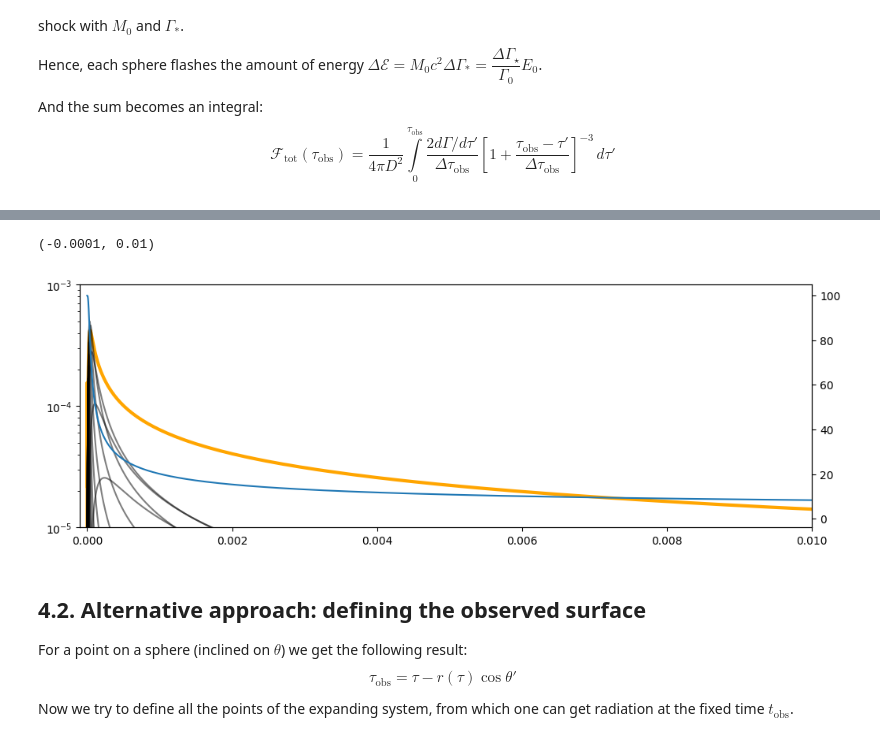
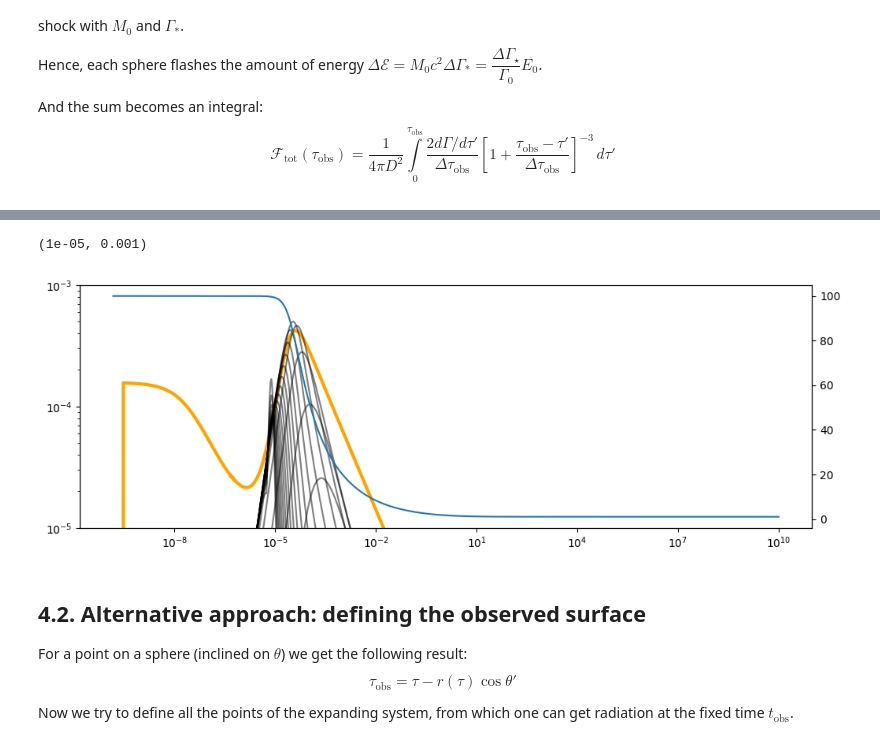
Before and after one commit to KleimenovM/GRBRemnant, a Jupyter notebook: Kleimenov_Schwenkreis_-_Gamma-ray_birsts.ipynb, the cells around one changed output, grey strips where cells are left out. Cells and saved outputs as stored; diff of their text form; code cells hidden in the pictures.

```diff
--- a/Kleimenov_Schwenkreis_-_Gamma-ray_birsts.ipynb
+++ b/Kleimenov_Schwenkreis_-_Gamma-ray_birsts.ipynb
@@ -517,8 +537,8 @@ from scipy.integrate import simpson
 # %%
 gammas = gamma_star(radius_values, gamma0)
-dg_dt = np.diff(gammas[:]) / np.diff(time_values)
+dg_dt = np.diff(gammas) / np.diff(time_values)
 
-dt_obs = (radius_values / 2 * gammas)[1:]
+dt_obs = (radius_values / 2 * gammas**2)[1:]
 
 fluxes = np.zeros(len(t_obs)-1)
 t_prev = t_obs[0]
@@ -530,21 +550,21 @@ for i, t in enumerate(t_obs[1:]):
 # %%
 plt.figure(figsize=(12, 4))
 ax = plt.subplot(111)
 ax2 = ax.twinx()
 ax2.plot(t_obs[1:], gammas[1:])
 
 ax.plot(t_obs[1:], fluxes, linewidth=3, color='orange')
 
 for i in range(80):
     k = i*125
     ax.plot(t_obs[:-1], flux(t_obs[k], t_obs[1:], radius_values[1:], gammas[1:], -dg_dt[k]) * np.diff(time_values)[k], color='black', alpha=.5)
-# ax.set_xscale('log')
+ax.set_xscale('log')
 ax.set_yscale('log')
 ax.set_ylim(1e-5, 1e-3)
-ax.set_xlim(-1e-4, 1e-2)
+# ax.set_xlim(-1e-4, 1e-2)
 # %% [output]
-(-0.0001, 0.01)
+(1e-05, 0.001)
-[figure, old version]
+[figure, new version]
 # %% [markdown]
 ## 4.2. Alternative approach: defining the observed surface
 
```
Also changed, not shown: parts of 1 cell of this notebook.
